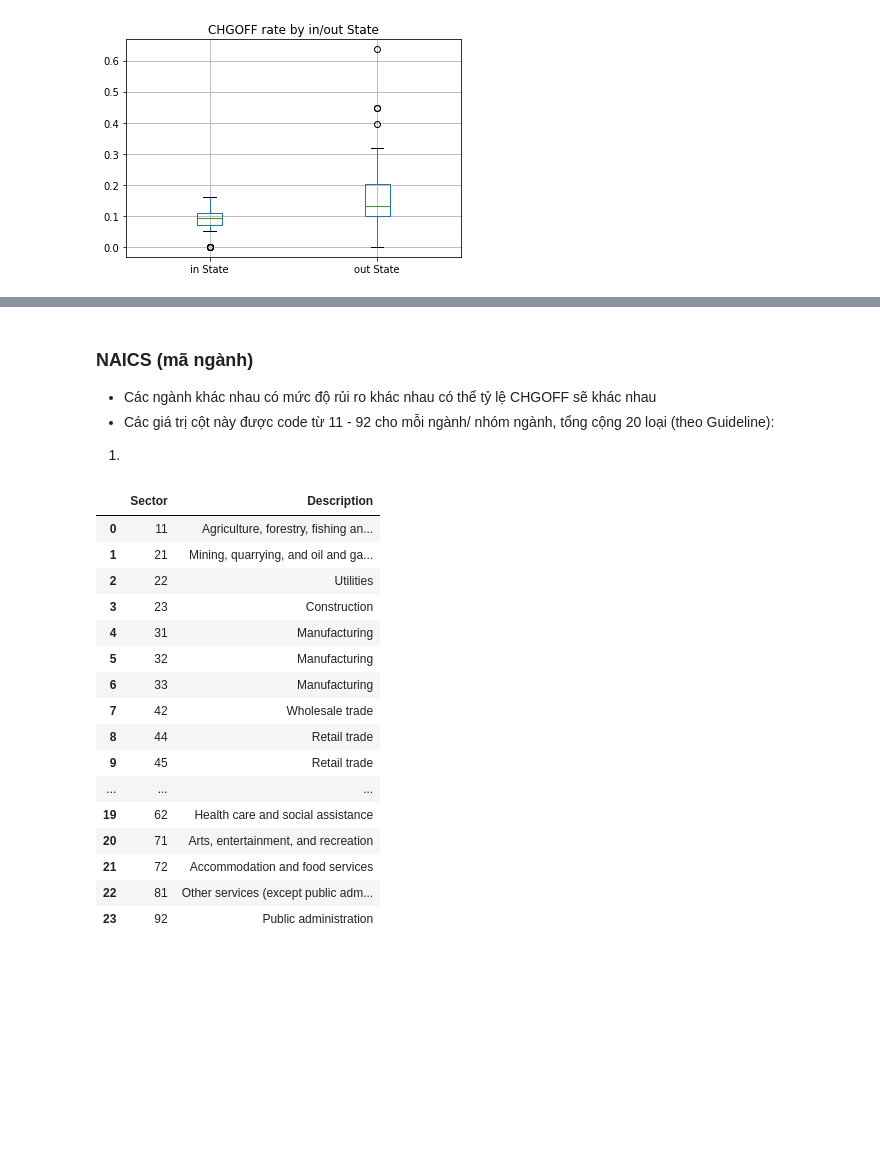
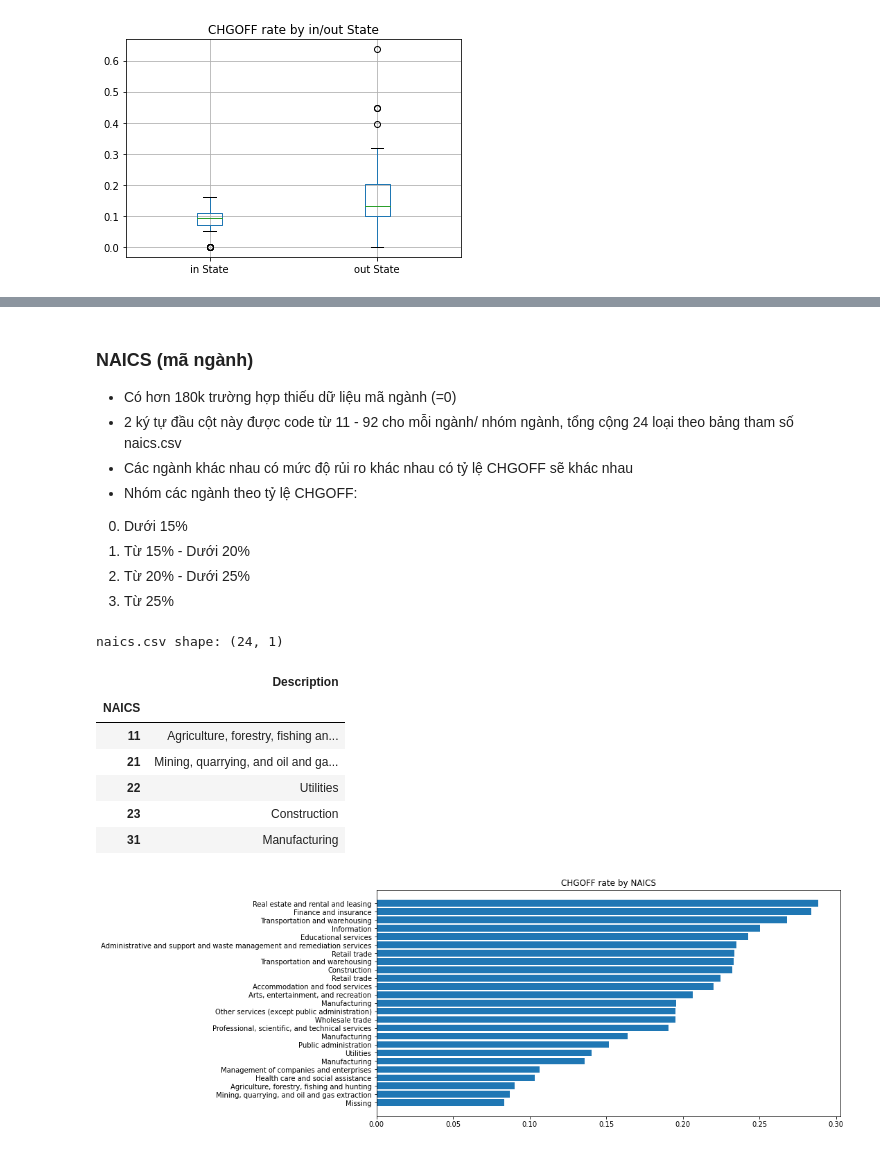
Before and after one commit to sonhn-dev/dsp305x, a Jupyter notebook: notebook.ipynb, the cells around one changed output, grey strips where cells are left out. Saved outputs shown, nothing was run; the diff lists cells and outputs as text; code cells hidden in the pictures; blank space fills up the shorter version.

```diff
--- a/notebook.ipynb
+++ b/notebook.ipynb
@@ -235,26 +211,46 @@ Top 5 BankState with lower CHGOFF rate out State:
 # %% [markdown]
 ### NAICS (mã ngành)
-* Các ngành khác nhau có mức độ rủi ro khác nhau có thể tỷ lệ CHGOFF sẽ khác nhau
-* Các giá trị cột này được code từ 11 - 92 cho mỗi ngành/ nhóm ngành, tổng cộng 20 loại (theo Guideline):
-1.
+* Có hơn 180k trường hợp thiếu dữ liệu mã ngành (=0)
+* 2 ký tự đầu cột này được code từ 11 - 92 cho mỗi ngành/ nhóm ngành, tổng cộng 24 loại theo bảng tham số naics.csv
+* Các ngành khác nhau có mức độ rủi ro khác nhau có tỷ lệ CHGOFF sẽ khác nhau
+* Nhóm các ngành theo tỷ lệ CHGOFF:
+0. Dưới 15%
+1. Từ 15% - Dưới 20%
+2. Từ 20% - Dưới 25%
+3. Từ 25%
 # %%
-naics_df = pd.read_csv('data/naics.csv')
-naics_df
+naics_df = pd.read_csv('data/naics.csv', index_col=0)
+print('naics.csv shape:', naics_df.shape)
+naics_df.head()
 # %% [output]
+naics.csv shape: (24, 1)
-|  | Sector | Description |
-| 0 | 11 | Agriculture, forestry, fishing an... |
-| 1 | 21 | Mining, quarrying, and oil and ga... |
-| 2 | 22 | Utilities |
-| 3 | 23 | Construction |
-| 4 | 31 | Manufacturing |
-| 5 | 32 | Manufacturing |
-| 6 | 33 | Manufacturing |
-| 7 | 42 | Wholesale trade |
-| 8 | 44 | Retail trade |
-| 9 | 45 | Retail trade |
-| ... | ... | ... |
-| 19 | 62 | Health care and social assistance |
-| 20 | 71 | Arts, entertainment, and recreation |
-| 21 | 72 | Accommodation and food services |
-| 22 | 81 | Other services (except public adm... |
-| 23 | 92 | Public administration |
+|  | Description |
+| NAICS |  |
+| 11 | Agriculture, forestry, fishing an... |
+| 21 | Mining, quarrying, and oil and ga... |
+| 22 | Utilities |
+| 23 | Construction |
+| 31 | Manufacturing |
+# %%
+tmp = pd.concat([
+    x_train['LoanNr_ChkDgt'],
+    x_train['NAICS'].astype('str').str.slice(0,2).astype('int'),
+    y_train
+], axis='columns')
+tmp = tmp.pivot_table(index='NAICS',
+                      columns='MIS_Status',
+                      aggfunc='count',
+                      values='LoanNr_ChkDgt')
+tmp = tmp['CHGOFF'] / tmp.sum(axis='columns')
+tmp = tmp.sort_values()
+
+desc = naics_df['Description'].reindex_like(tmp)
+desc[0] = 'Missing'
+
+plt.figure(figsize=(12, 6))
+plt.barh(range(tmp.shape[0]), tmp)
+plt.yticks(range(tmp.shape[0]), desc)
+plt.title('CHGOFF rate by NAICS')
+plt.show()
+# %% [output]
+[figure, added]
```
Also changed, not shown: parts of 7 cells of this notebook, 6 other files.
